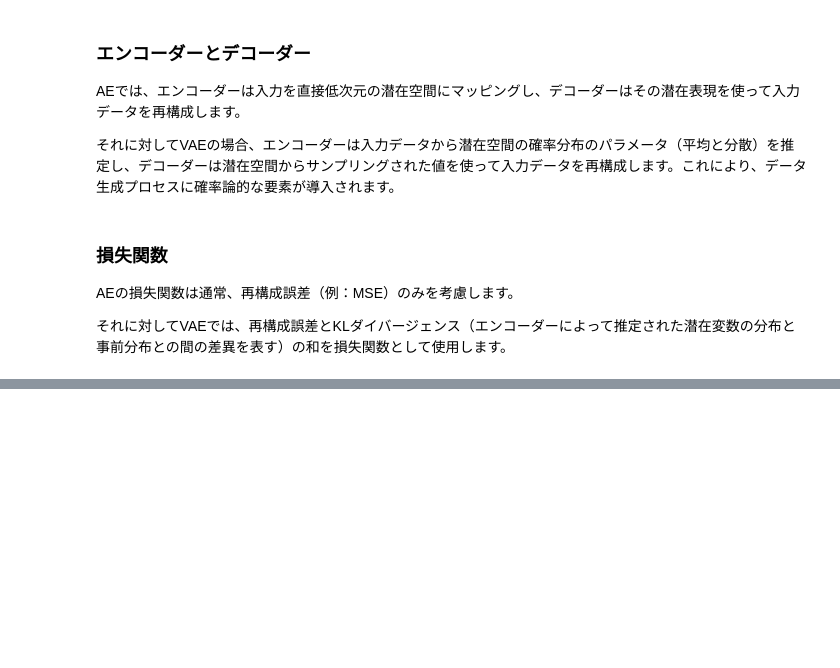
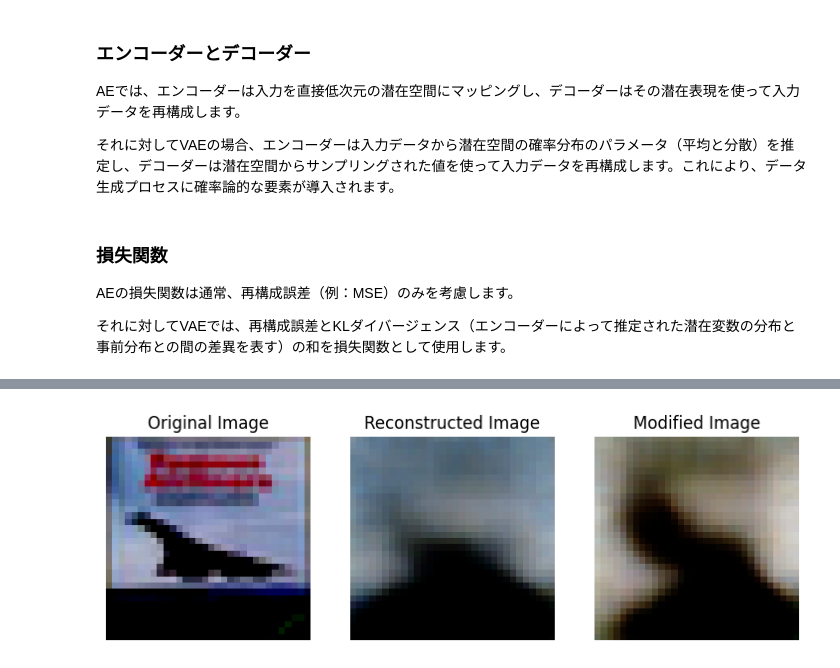
Before and after one commit to shizoda/education, a Jupyter notebook: machine_learning/vae/variational_autoencoder.ipynb, the cells around one changed output, grey strips where cells are left out. Drawn from its saved outputs; the diff is of its cells as text; code cells hidden in the pictures; blank space fills up the shorter version.

```diff
--- a/machine_learning/vae/variational_autoencoder.ipynb
+++ b/machine_learning/vae/variational_autoencoder.ipynb
@@ -156,0 +188,36 @@ RuntimeError: Found no NVIDIA driver on your system. Please check that you have
+# %%
+def display_images_with_modification(model, dataloader, index, modification_strength=0.5):
+    # 指定されたインデックスのデータを取得
+    for i, data in enumerate(dataloader, 0):
+        images, _ = data
+        if i == index // 64:  # 64はバッチサイズ
+            # 指定されたインデックスの画像を選択
+            image = images[index % 64].unsqueeze(0)  # バッチ次元を追加
+            break
+
+    # 画像をエンコードしてzを取得し、そのままデコード
+    mu, logvar = model.encode(image.to("cuda:0"))
+    z = model.reparameterize(mu, logvar)
+    reconstructed_image = model.decode(z)
+
+    # zに変更を加えてデコード
+    z_modified = z + modification_strength * torch.randn_like(z)
+    modified_image = model.decode(z_modified)
+
+    # 元の画像、再構成された画像、修正された画像を表示
+    fig, ax = plt.subplots(1, 3, figsize=(9, 3))
+    ax[0].imshow(image[0].detach().cpu().numpy().transpose(1, 2, 0))
+    ax[0].set_title("Original Image")
+    ax[1].imshow(reconstructed_image[0].detach().cpu().numpy().transpose(1, 2, 0))
+    ax[1].set_title("Reconstructed Image")
+    ax[2].imshow(modified_image[0].detach().cpu().numpy().transpose(1, 2, 0))
+    ax[2].set_title("Modified Image")
+
+    for a in ax:
+        a.axis('off')
+    plt.show()
+
+# modelがVAEのインスタンス、testloaderがテストデータのDataLoader
+# 例えば、3番目の画像に対して、変更の強さを0.5として実行
+display_images_with_modification(model, testloader, 3, 0.5)
+# %% [output]
@@ -156,0 +225 @@ RuntimeError: Found no NVIDIA driver on your system. Please check that you have
+[figure, added]
```
Also changed, not shown: parts of 6 cells of this notebook.
